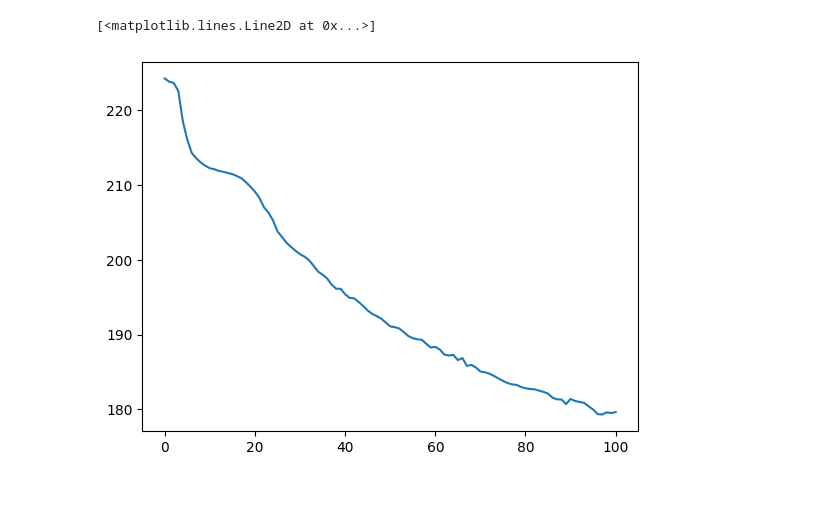
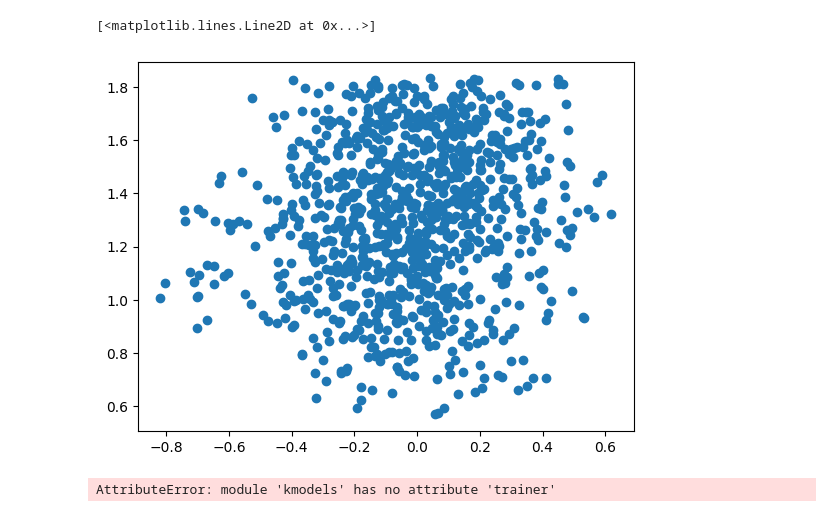
Before and after one commit to ericfonseca95/kmk, a Jupyter notebook: notebooks/model_test.ipynb, the cells around one changed output. Saved outputs shown, nothing was run; the diff lists cells and outputs as text; code cells hidden in the pictures.

```diff
--- a/notebooks/model_test.ipynb
+++ b/notebooks/model_test.ipynb
@@ -241,5 +155,19 @@ You can try to debug the error by setting error_score='raise'.
+# %%
+# best_model = reg
+# #plt.plot(best_model.losses)
+# print(grid_.best_params_)
+# print(grid_.best_score_)
+best_model = reg
+pred = best_model.predict(x).reshape(-1,1)
+plt.plot(pred.detach().numpy(), y.detach().numpy().reshape(-1,1), 'o')
+# %% [output]
+[<matplotlib.lines.Line2D at 0x...>]
+[figure, added]
+# %%
+trainer = kmk.trainer(**{'binary_dim':0, 'binary_dim_y':0, 'model_type':'NN', 'epochs':11,'lr_init':1e-3,
+                       'batch_size':1000,'beta':0, 'gamma':0, 'layers':5, 'layer_size':100})
+trainer.fit(x.reshape(-1, 1), y.reshape(-1, 1))
+# %% [output]
+AttributeError: module 'kmodels' has no attribute 'trainer'
 # %%
-plt.plot(rand_cv.best_estimator_.Training.losses, label='loss')
+plt.plot(trainer.losses)
-# %% [output]
-[<matplotlib.lines.Line2D at 0x...>]
-[figure, removed]
```
Also changed, not shown: parts of 31 cells of this notebook, 6 other files.
